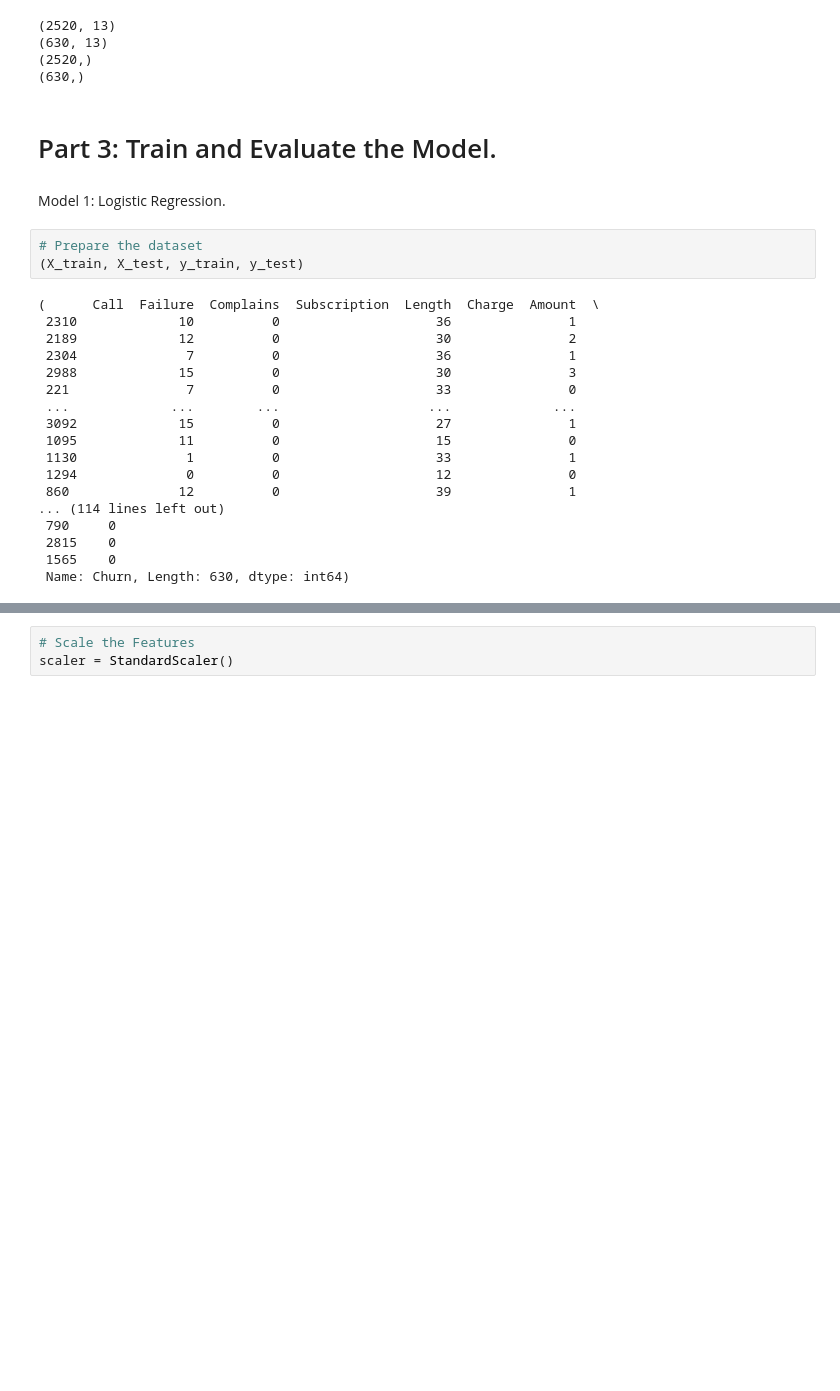
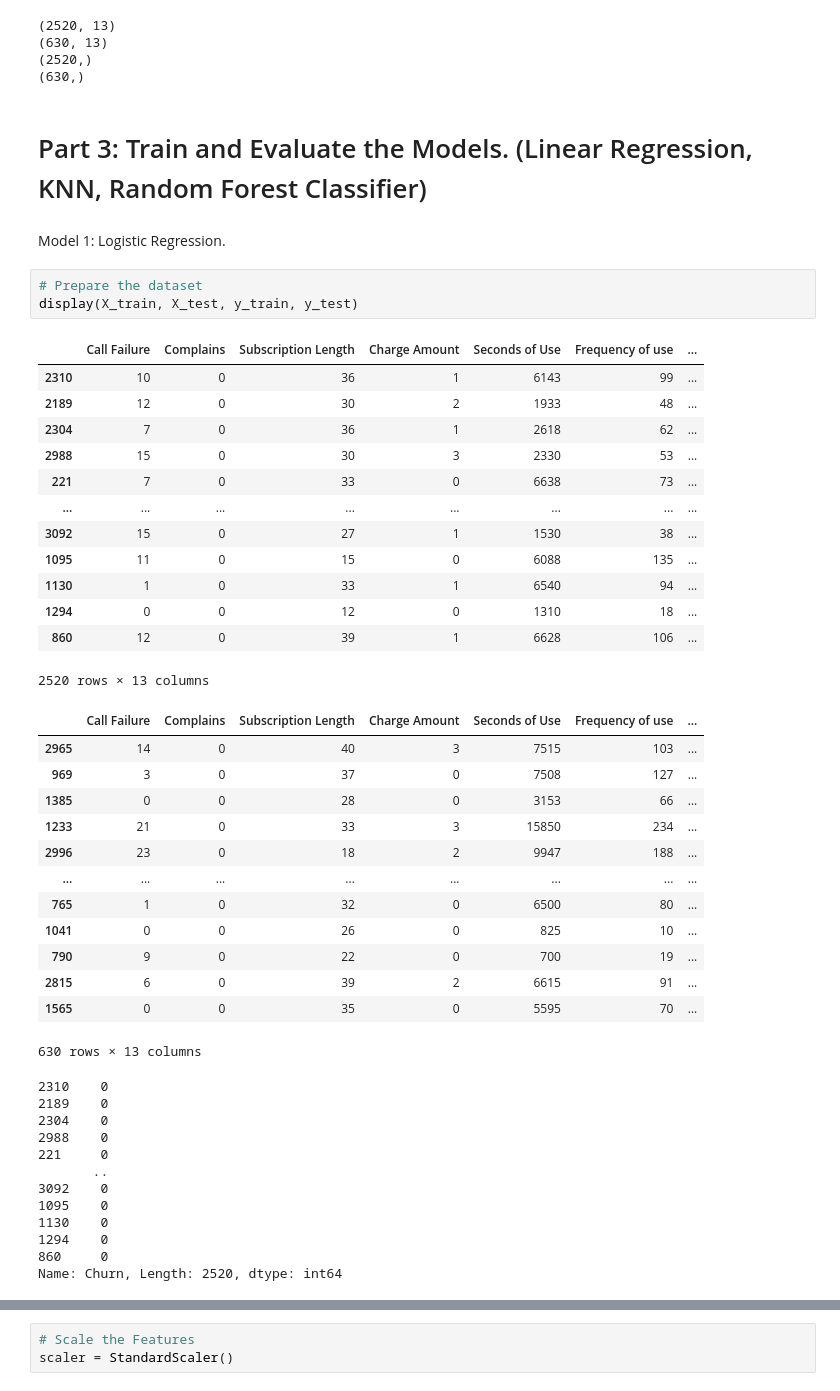
Before and after one commit to Buford4/Customer-Churn-Project, a Jupyter notebook: customer-churn.ipynb, the cells around one changed output, grey strips where cells are left out. Saved outputs shown, nothing was run; the diff lists cells and outputs as text; blank space fills up the shorter version.

```diff
--- a/customer-churn.ipynb
+++ b/customer-churn.ipynb
@@ -61,27 +61,48 @@ print(y_test.shape)
 (2520,)
 (630,)
 # %% [markdown]
-# Part 3: Train and Evaluate the Model.
+# Part 3: Train and Evaluate the Models. (Linear Regression, KNN, Random Forest Classifier)
 # %% [markdown]
 Model 1: Logistic Regression.
 # %%
 # Prepare the dataset
-(X_train, X_test, y_train, y_test)
+display(X_train, X_test, y_train, y_test)
 # %% [output]
+|  | Call Failure | Complains | Subscription Length | Charge Amount | Seconds of Use | Frequency of use | ... |
+| 2310 | 10 | 0 | 36 | 1 | 6143 | 99 | ... |
+| 2189 | 12 | 0 | 30 | 2 | 1933 | 48 | ... |
+| 2304 | 7 | 0 | 36 | 1 | 2618 | 62 | ... |
+| 2988 | 15 | 0 | 30 | 3 | 2330 | 53 | ... |
+| 221 | 7 | 0 | 33 | 0 | 6638 | 73 | ... |
+| ... | ... | ... | ... | ... | ... | ... | ... |
+| 3092 | 15 | 0 | 27 | 1 | 1530 | 38 | ... |
+| 1095 | 11 | 0 | 15 | 0 | 6088 | 135 | ... |
+| 1130 | 1 | 0 | 33 | 1 | 6540 | 94 | ... |
+| 1294 | 0 | 0 | 12 | 0 | 1310 | 18 | ... |
+| 860 | 12 | 0 | 39 | 1 | 6628 | 106 | ... |
-(      Call  Failure  Complains  Subscription  Length  Charge  Amount  \
- 2310             10          0                    36               1
- 2189             12          0                    30               2
- 2304              7          0                    36               1
- 2988             15          0                    30               3
- 221               7          0                    33               0
- ...             ...        ...                   ...             ...
- 3092             15          0                    27               1
- 1095             11          0                    15               0
- 1130              1          0                    33               1
- 1294              0          0                    12               0
- 860              12          0                    39               1
-... (114 lines left out)
- 790     0
- 2815    0
- 1565    0
- Name: Churn, Length: 630, dtype: int64)
+2520 rows × 13 columns
+|  | Call Failure | Complains | Subscription Length | Charge Amount | Seconds of Use | Frequency of use | ... |
+| 2965 | 14 | 0 | 40 | 3 | 7515 | 103 | ... |
+| 969 | 3 | 0 | 37 | 0 | 7508 | 127 | ... |
+| 1385 | 0 | 0 | 28 | 0 | 3153 | 66 | ... |
+| 1233 | 21 | 0 | 33 | 3 | 15850 | 234 | ... |
+| 2996 | 23 | 0 | 18 | 2 | 9947 | 188 | ... |
+| ... | ... | ... | ... | ... | ... | ... | ... |
+| 765 | 1 | 0 | 32 | 0 | 6500 | 80 | ... |
+| 1041 | 0 | 0 | 26 | 0 | 825 | 10 | ... |
+| 790 | 9 | 0 | 22 | 0 | 700 | 19 | ... |
+| 2815 | 6 | 0 | 39 | 2 | 6615 | 91 | ... |
+| 1565 | 0 | 0 | 35 | 0 | 5595 | 70 | ... |
+630 rows × 13 columns
+2310    0
+2189    0
+2304    0
+2988    0
+221     0
+       ..
+3092    0
+1095    0
+1130    0
+1294    0
+860     0
+Name: Churn, Length: 2520, dtype: int64
```
Also changed, not shown: parts of 2 cells of this notebook, 1 other file.
